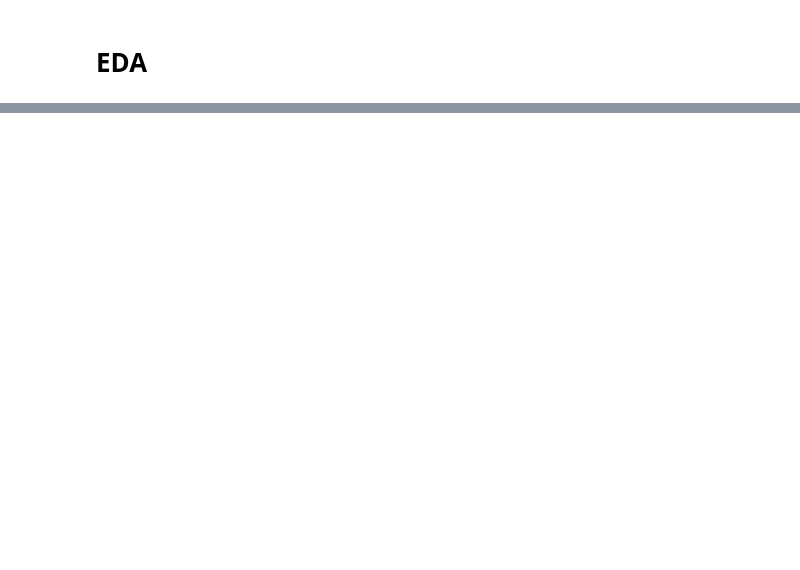
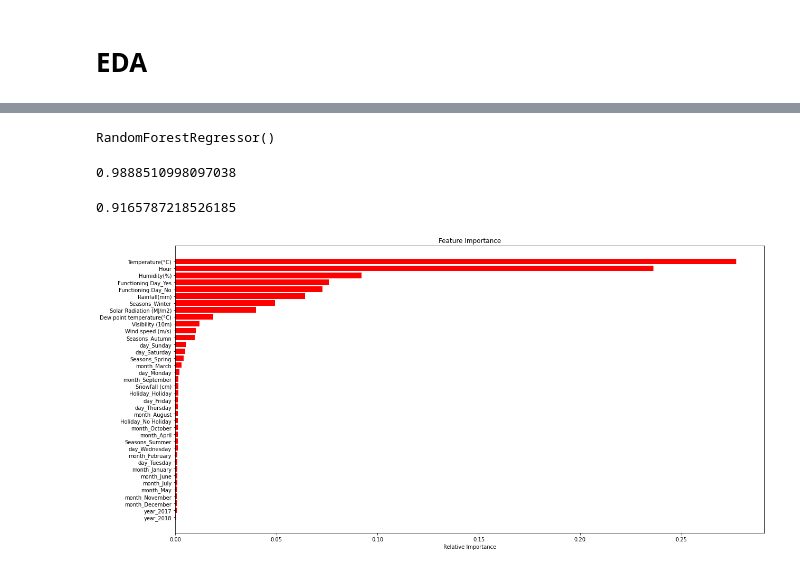
Before and after one commit to saurabhshinkar/Bike-Sharing-Demand-Prediction, a Jupyter notebook: Bike_Sharing_Demand_Prediction_Capstone_Project.ipynb, the cells around one changed output, grey strips where cells are left out. Cells and saved outputs as stored; diff of their text form; code cells hidden in the pictures; blank space fills up the shorter version.

```diff
--- a/Bike_Sharing_Demand_Prediction_Capstone_Project.ipynb
+++ b/Bike_Sharing_Demand_Prediction_Capstone_Project.ipynb
@@ -245,0 +313,2 @@ Text(0.5, 1.0, 'Distribution Plot Of Rented Bike Count')
+# %%
+final_df.drop(columns=['Seasons','Holiday','Functioning Day'], axis=1,inplace=True)
@@ -245,0 +330,2 @@ Text(0.5, 1.0, 'Distribution Plot Of Rented Bike Count')
+# %%
+X=final_df
@@ -245,0 +542,11 @@ Text(0.5, 1.0, 'Distribution Plot Of Rented Bike Count')
+# %%
+# Splitting the dataset into the Training set and Test set
+X_train, X_test, Y_train, Y_test = train_test_split(X, Y, test_size = 0.2, random_state = 0)
+
+# Hyperparameter tuning
+Regressor = RandomForestRegressor() # For GBM, use GradientBoostingClassifier()
+
+# Fit the object to train dataset
+Regressor.fit(X_train, Y_train)
+# %% [output]
+RandomForestRegressor()
@@ -245,0 +562,22 @@ Text(0.5, 1.0, 'Distribution Plot Of Rented Bike Count')
+# %%
+R2_Score1
+# %% [output]
+0.9888510998097038
+# %%
+R2_Score2
+# %% [output]
+0.9165787218526185
+# %%
+features = X_train.columns
+importances = Regressor.feature_importances_
+indices = np.argsort(importances)
+# %%
+plt.figure(figsize=(20,10))
+plt.title('Feature Importance')
+plt.barh(range(len(indices)), importances[indices], color='red', align='center')
+plt.yticks(range(len(indices)), [features[i] for i in indices])
+plt.xlabel('Relative Importance')
+
+plt.show()
+# %% [output]
+[figure, added]
```
Also changed, not shown: parts of 62 cells of this notebook.
